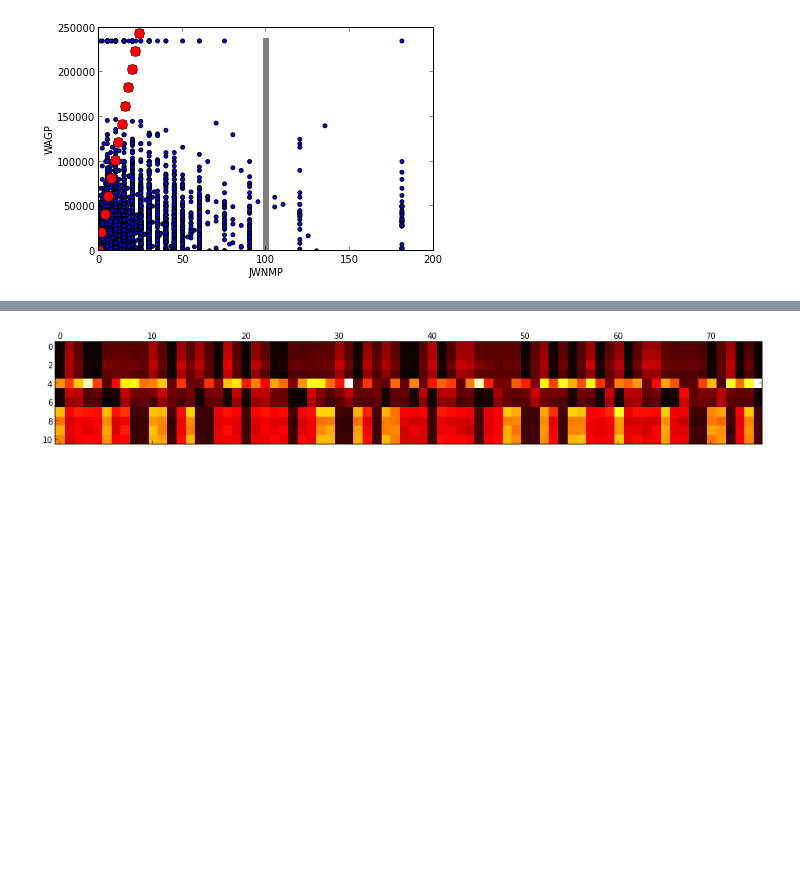
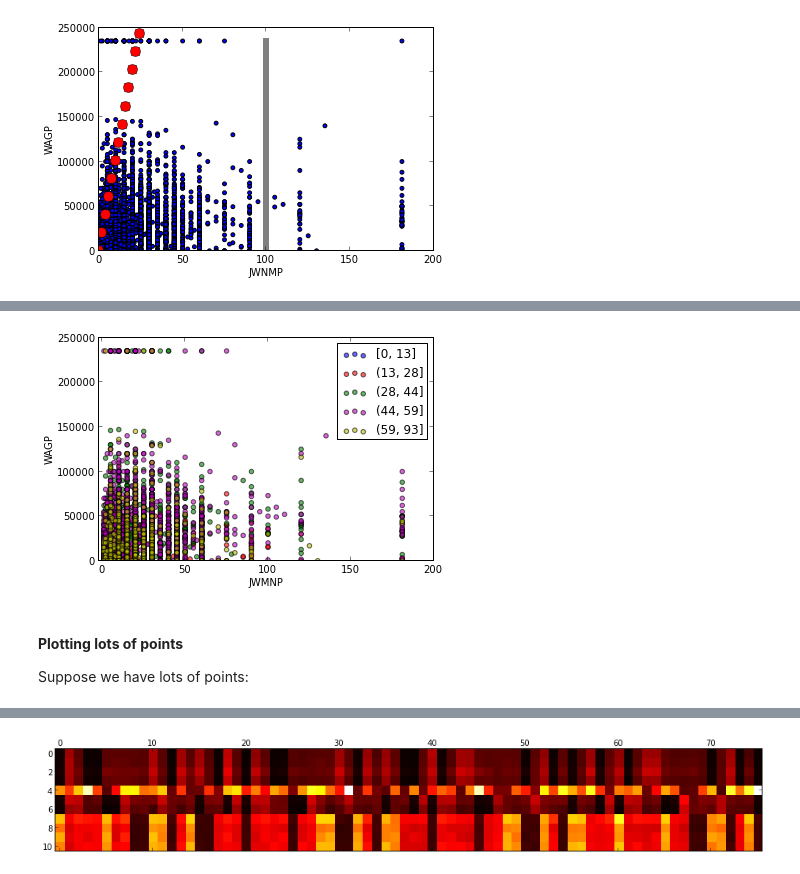
Before and after one commit to herrfz/dataanalysis, a Jupyter notebook: week3/exploratory_graphs.ipynb, the cells around one changed output, grey strips where cells are left out. Cells and saved outputs as stored; diff of their text form; code cells hidden in the pictures; blank space fills up the shorter version.

```diff
--- a/week3/exploratory_graphs.ipynb
+++ b/week3/exploratory_graphs.ipynb
@@ -108 +112,24 @@ interaction_plot(pData['JWMNP'], ageGroups, pData['WAGP'], plottype='scatter', f
+# %%
+# scatterplots -- numeric variables as factors
+ageGroups = pd.qcut(pData['AGEP'], 5)
+pData['ageGroups'] = ageGroups.labels
+
+cols = ['b', 'r', 'g', 'm', 'y']
+
+i = 0
+for k, df in pData.groupby('ageGroups'):
+    scatter(df['JWMNP'], df['WAGP'], c=cols[i], label=ageGroups.levels[k], alpha=.6)
+    i += 1
+
+legend()
+xlim(-2, 200)
+ylim(0, 250000)
+xlabel('JWMNP')
+ylabel('WAGP');
+# %% [output]
+[figure, added]
+# %% [markdown]
+<br><b>Plotting lots of points</b>
+
+Suppose we have lots of points:
 # %%
```
Also changed, not shown: parts of 24 cells of this notebook, 15 other files.
